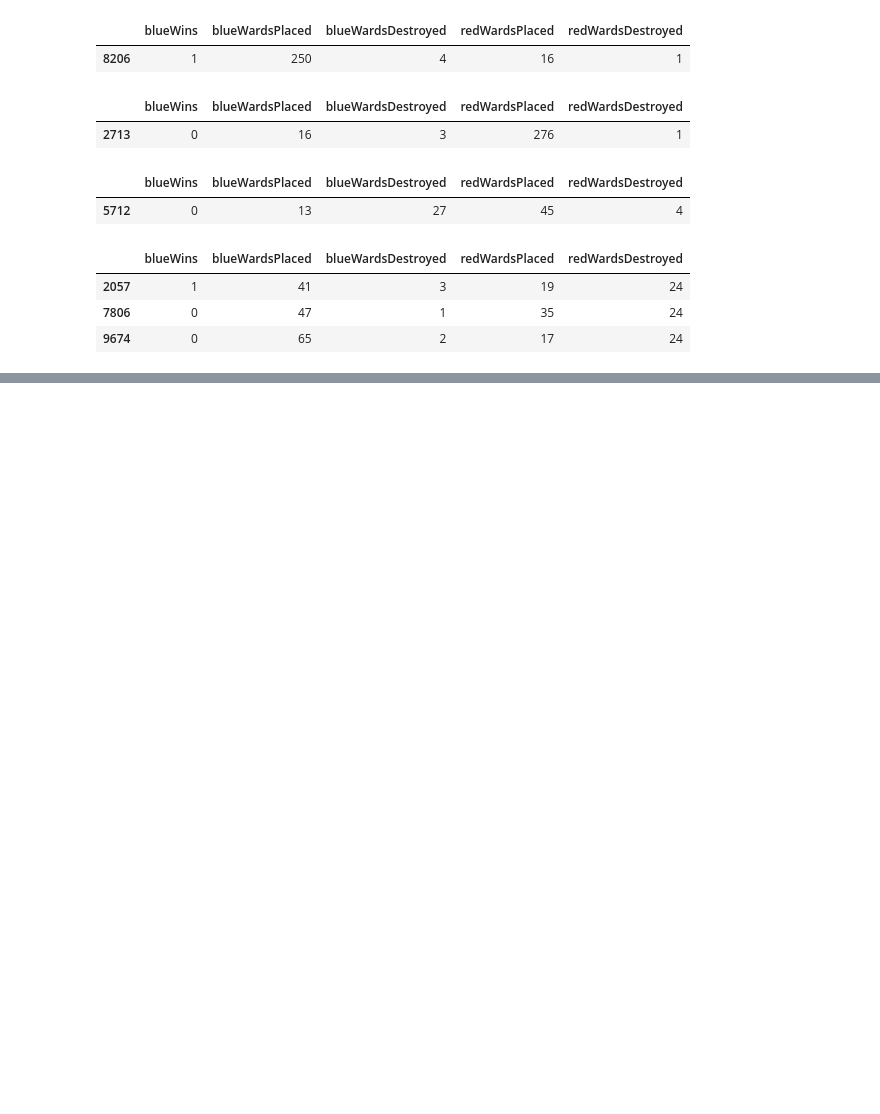
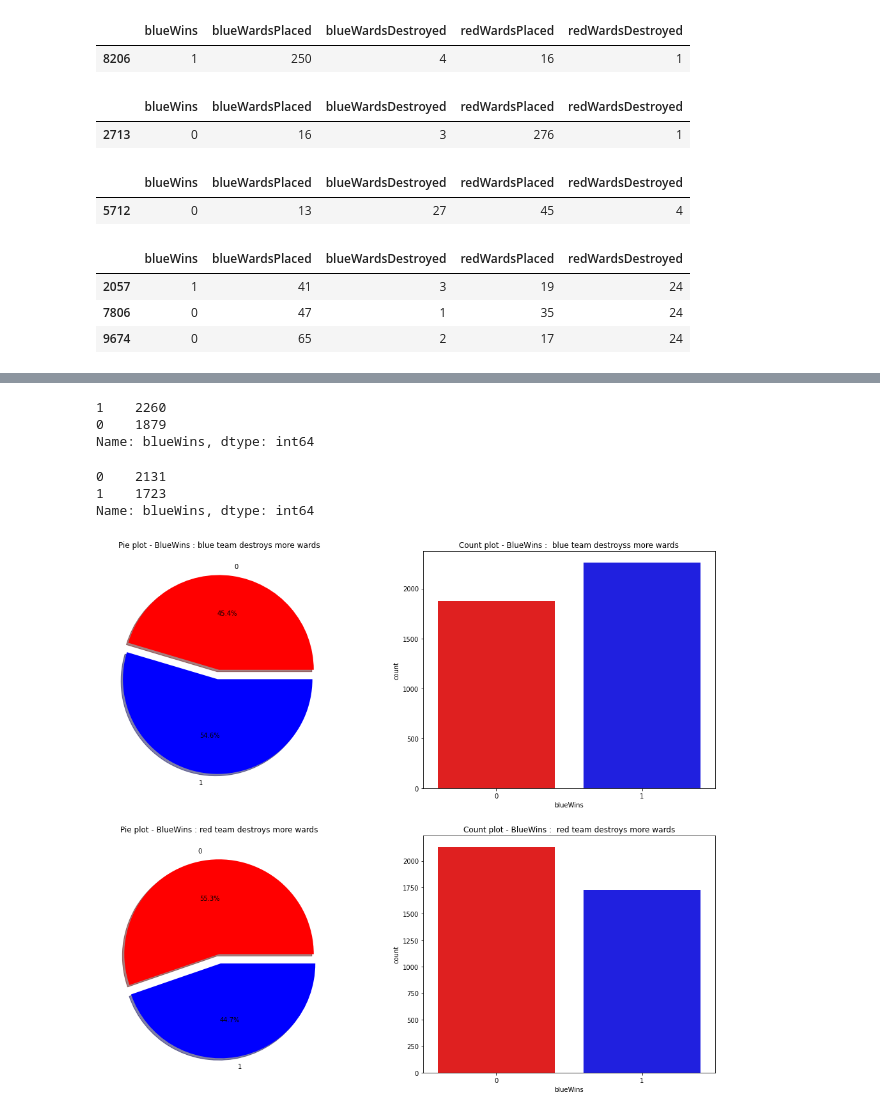
Before and after one commit to JaeHong-Park987/LOL, a Jupyter notebook: 롤 데이터 분석.ipynb, the cells around one changed output, grey strips where cells are left out. Drawn from its saved outputs; the diff is of its cells as text; code cells hidden in the pictures; blank space fills up the shorter version.

```diff
--- a/롤 데이터 분석.ipynb
+++ b/롤 데이터 분석.ipynb
@@ -520,0 +250,4 @@ print((9 / 63) * 100)
+# %%
+# 블루팀이 와드를 더 많이 제거한 데이터
+df_blue_wards_2 = df_wards[df_wards['blueWardsDestroyed'] > df_wards['redWardsDestroyed']]
+df_blue_wards_2
@@ -520,0 +268,4 @@ print((9 / 63) * 100)
+# %%
+# 레드팀이 와드를 더 많이 제거한 데이터
+df_red_wards_2 = df_wards[df_wards['blueWardsDestroyed'] < df_wards['redWardsDestroyed']]
+df_red_wards_2
@@ -520,0 +304,31 @@ print((9 / 63) * 100)
+# %%
+df_blue_wards_2['blueWins'].value_counts()
+# %% [output]
+1    2260
+0    1879
+Name: blueWins, dtype: int64
+# %%
+df_red_wards_2['blueWins'].value_counts()
+# %% [output]
+0    2131
+1    1723
+Name: blueWins, dtype: int64
+# %%
+f, ax = plt.subplots(2, 2, figsize = (18,15))
+
+
+df_blue_wards_2['blueWins'].value_counts().sort_values().plot.pie(explode=[0, 0.1], autopct='%1.1f%%', ax=ax[0, 0], shadow=True)
+ax[0, 0].set_title('Pie plot - BlueWins : blue team destroys more wards')
+ax[0, 0].set_ylabel('')
+sns.countplot('blueWins', data=df_blue_wards_2, ax=ax[0, 1])
+ax[0, 1].set_title('Count plot - BlueWins :  blue team destroyss more wards')
+
+df_red_wards_2['blueWins'].value_counts().plot.pie(explode=[0, 0.1], autopct='%1.1f%%', ax=ax[1, 0], shadow=True)
+ax[1, 0].set_title('Pie plot - BlueWins : red team destroys more wards')
+ax[1, 0].set_ylabel('')
+sns.countplot('blueWins', data=df_red_wards_2, ax=ax[1, 1])
+ax[1, 1].set_title('Count plot - BlueWins :  red team destroys more wards')
+
+plt.show()
+# %% [output]
+[figure, added]
```
Also changed, not shown: parts of 81 cells of this notebook.
